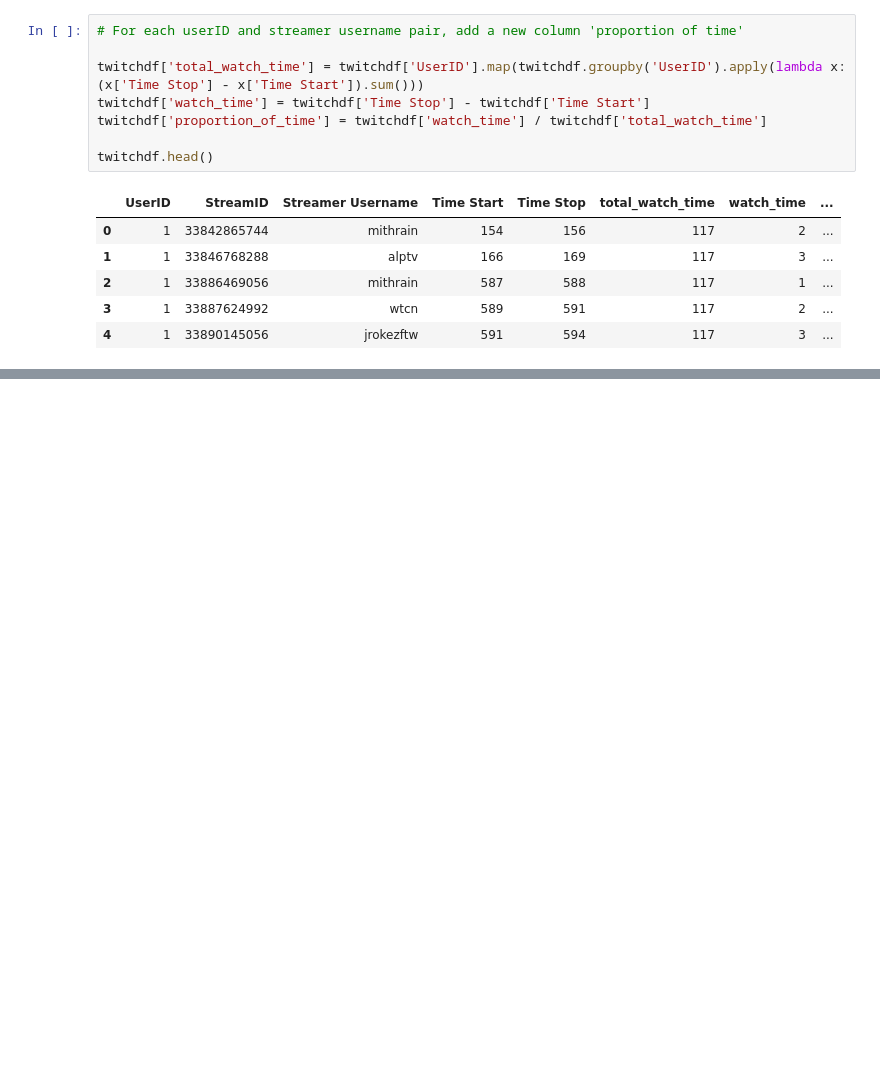
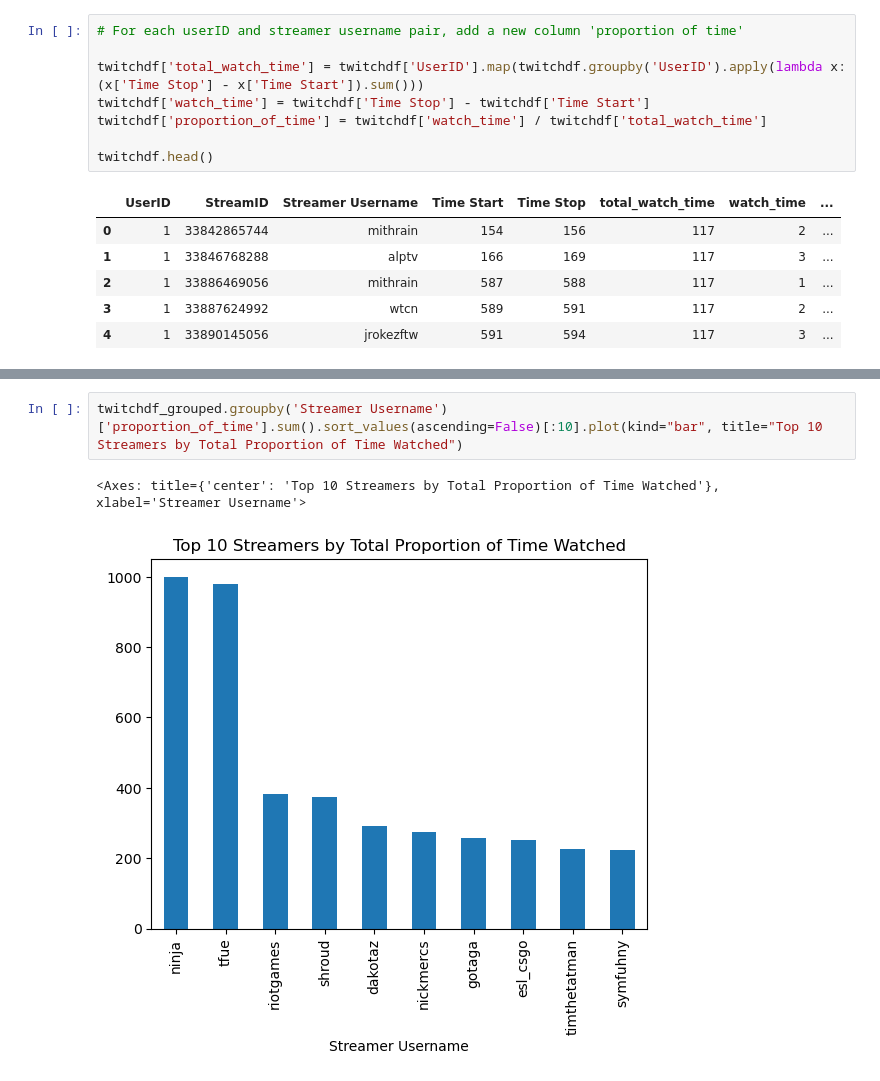
Before and after one commit to vdanielb/twitch-recommender, a Jupyter notebook: main.ipynb, the cells around one changed output, grey strips where cells are left out. Saved outputs shown, nothing was run; the diff lists cells and outputs as text; blank space fills up the shorter version.

```diff
--- a/main.ipynb
+++ b/main.ipynb
@@ -65,0 +63,5 @@ twitchdf_grouped
+# %%
+twitchdf_grouped.groupby('Streamer Username')['proportion_of_time'].sum().sort_values(ascending=False)[:10].plot(kind="bar", title="Top 10 Streamers by Total Proportion of Time Watched")
+# %% [output]
+<Axes: title={'center': 'Top 10 Streamers by Total Proportion of Time Watched'}, xlabel='Streamer Username'>
+[figure, added]
```
Also changed, not shown: parts of 26 cells of this notebook, 2 other files.
